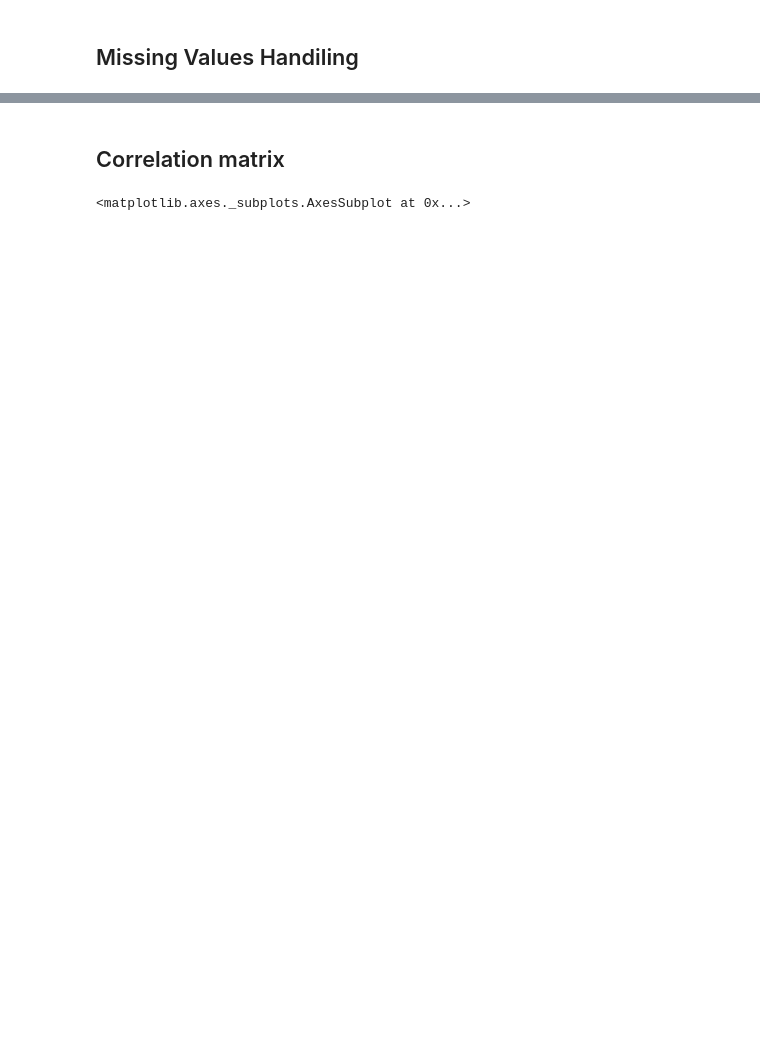
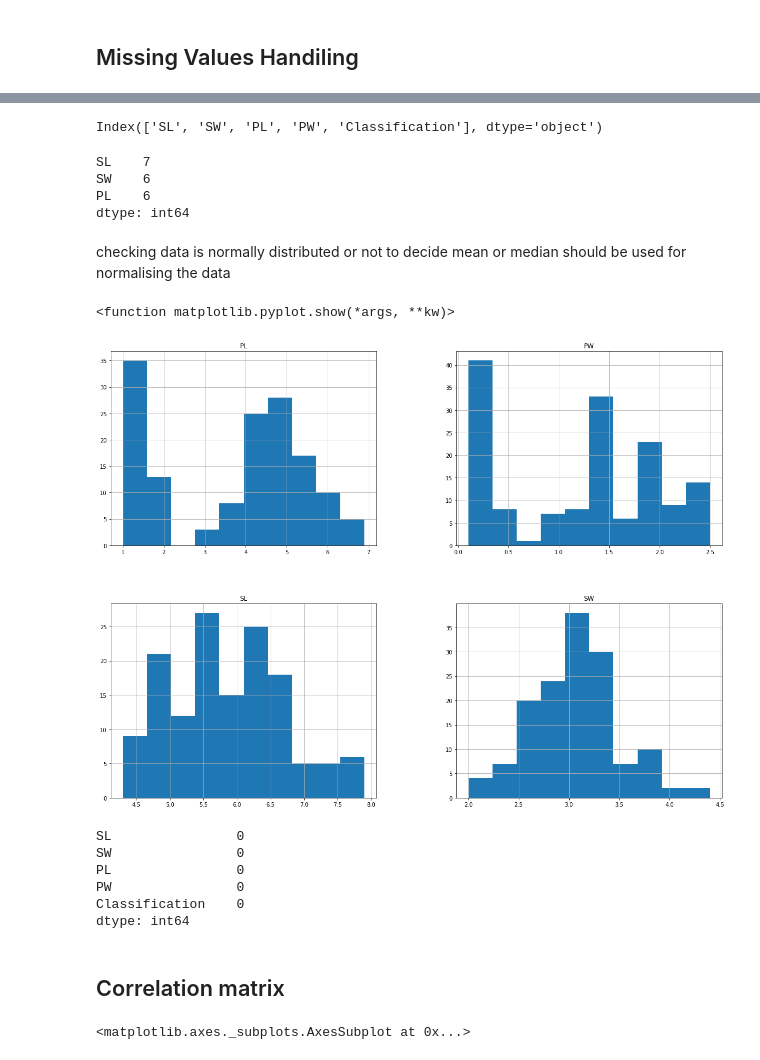
Before and after one commit to ARAVIND1183/DSA_ASSGN_CS, a Jupyter notebook: ARAVINDR.ipynb, the cells around one changed output, grey strips where cells are left out. Cells and saved outputs as stored; diff of their text form; code cells hidden in the pictures; blank space fills up the shorter version.

```diff
--- a/ARAVINDR.ipynb
+++ b/ARAVINDR.ipynb
@@ -56,0 +62,4 @@ There is no missing values
+# %%
+data.columns
+# %% [output]
+Index(['SL', 'SW', 'PL', 'PW', 'Classification'], dtype='object')
@@ -56,0 +69,16 @@ There is no missing values
+# %%
+missing_cols.isna().sum()
+# %% [output]
+SL    7
+SW    6
+PL    6
+dtype: int64
+# %% [markdown]
+checking data is normally distributed or not to decide mean or median should be used for normalising the data
+# %%
+freqgraph = data.select_dtypes(include = ['float'])
+freqgraph.hist(figsize=(20,15))
+plt.show
+# %% [output]
+<function matplotlib.pyplot.show(*args, **kw)>
+[figure, added]
@@ -57,3 +88,12 @@ There is no missing values
+# %%
+data.isna().sum()
+# %% [output]
+SL                0
+SW                0
+PL                0
+PW                0
+Classification    0
+dtype: int64
 # %% [markdown]
 ## Correlation matrix
 # %%
```
Also changed, not shown: parts of 64 cells of this notebook.
